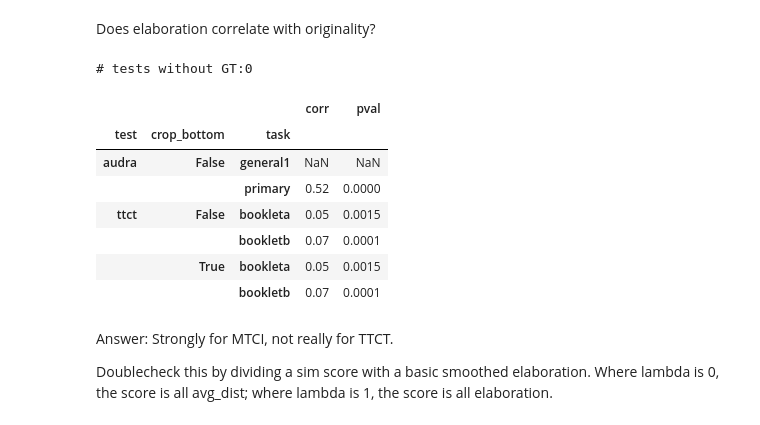
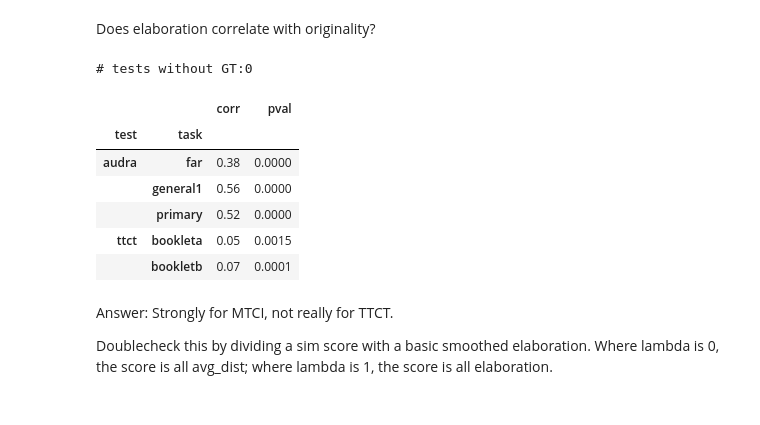
Before and after one commit to massivetexts/motes-figural, a Jupyter notebook: notebooks/analysis/analysis-unsupervised.ipynb, the cells around one changed output. Saved outputs shown, nothing was run; the diff lists cells and outputs as text; code cells hidden in the pictures.

```diff
--- a/notebooks/analysis/analysis-unsupervised.ipynb
+++ b/notebooks/analysis/analysis-unsupervised.ipynb
@@ -12,4 +15,6 @@ Load all ground truth, concate, load results, merge and clean.
 # %%
-results = load_data_and_gt(configpath='../../config.yaml', results_path='../../data/metrics/all_data.csv')
+meta = load_config('../../config.yaml')
+results = load_data_and_gt(meta, results_path='../../data/metrics/all_data.csv')
+results = results[~results.crop_bottom].drop(columns=['crop_bottom'])
 results.sample(2)
 # %% [output]
@@ -167,17 +187,16 @@ for predcol in ['zlist_least_dist', 'zlist_most_dist', 'zlist_mean_dist', 'zlist
 # %% [markdown]
 Does elaboration correlate with originality?
 # %%
-grouped_corr(results, ['test', 'crop_bottom', 'task'],  'elaboration_raw', 'O')
+grouped_corr(results, ['test', 'task'],  'elaboration_raw', 'O')
 # %% [output]
 # tests without GT:0
-|  |  |  | corr | pval |
-| test | crop_bottom | task |  |  |
-| audra | False | general1 | NaN | NaN |
-|  |  | primary | 0.52 | 0.0000 |
-| ttct | False | bookleta | 0.05 | 0.0015 |
-|  |  | bookletb | 0.07 | 0.0001 |
-|  | True | bookleta | 0.05 | 0.0015 |
-|  |  | bookletb | 0.07 | 0.0001 |
+|  |  | corr | pval |
+| test | task |  |  |
+| audra | far | 0.38 | 0.0000 |
+|  | general1 | 0.56 | 0.0000 |
+|  | primary | 0.52 | 0.0000 |
+| ttct | bookleta | 0.05 | 0.0015 |
+|  | bookletb | 0.07 | 0.0001 |
 # %% [markdown]
 Answer: Strongly for MTCI, not really for TTCT.
 
```
Also changed, not shown: parts of 22 cells of this notebook.
